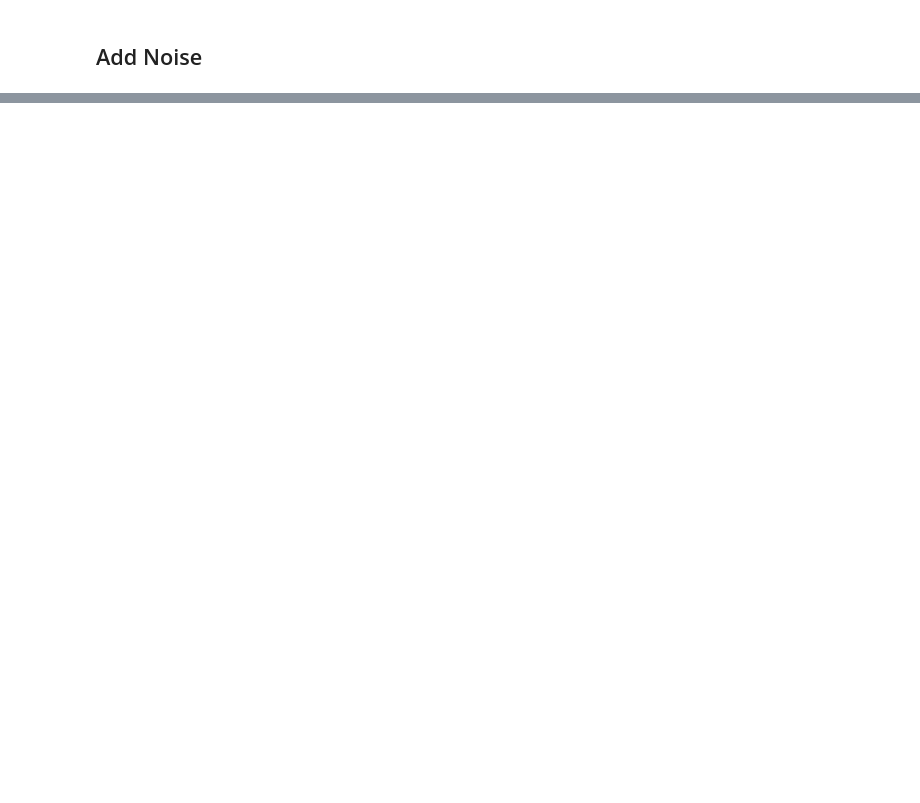
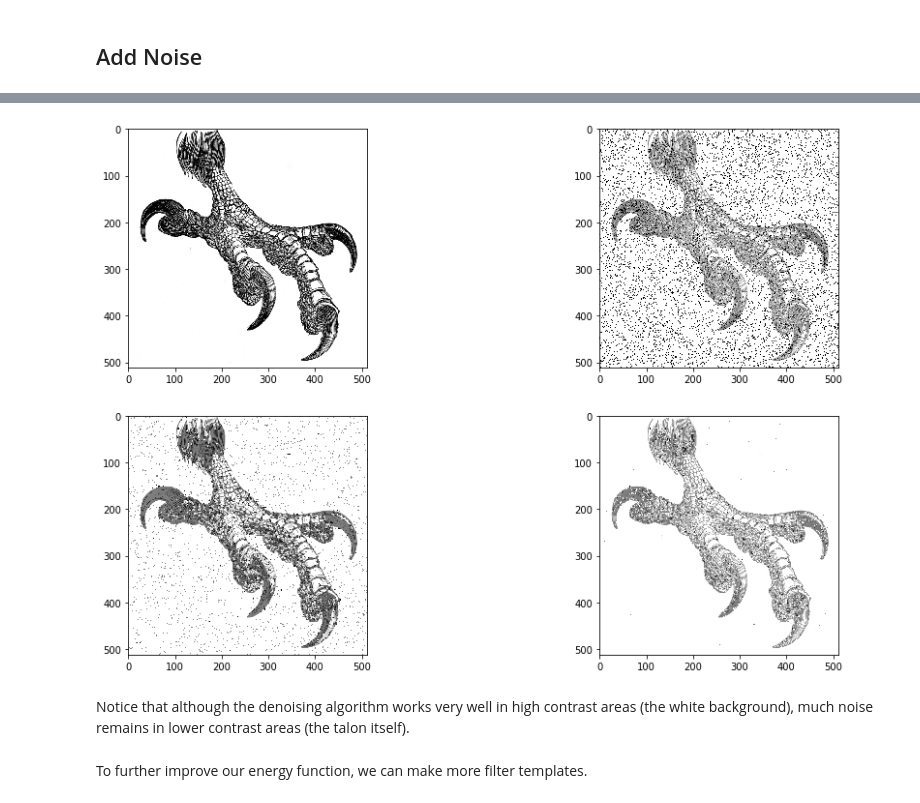
Before and after one commit to brennanmcfarland/pgm, a Jupyter notebook: Homework 2 Excercise 3.ipynb, the cells around one changed output, grey strips where cells are left out. Drawn from its saved outputs; the diff is of its cells as text; code cells hidden in the pictures; blank space fills up the shorter version.

```diff
--- a/Homework 2 Excercise 3.ipynb
+++ b/Homework 2 Excercise 3.ipynb
@@ -62,0 +162,8 @@ Thus the joint distribution over $x$ and $y$ i
+# %%
+medFilter = lambda hidden, observation: defaultEnergyFunction(hidden, observation,
+                                                              alpha=0, beta=1, eta=0)
+# %%
+imrecMed = denoise(imnsy, medFilter)
+showimgs(imorg, imnsy, imrec, imrecMed)
+# %% [output]
+[figure, added]
@@ -62,0 +173,4 @@ Thus the joint distribution over $x$ and $y$ i
+# %% [markdown]
+Notice that although the denoising algorithm works very well in high contrast areas (the white background), much noise remains in lower contrast areas (the talon itself).
+# %% [markdown]
+To further improve our energy function, we can make more filter templates.
```
Also changed, not shown: parts of 21 cells of this notebook, 2 other files.
